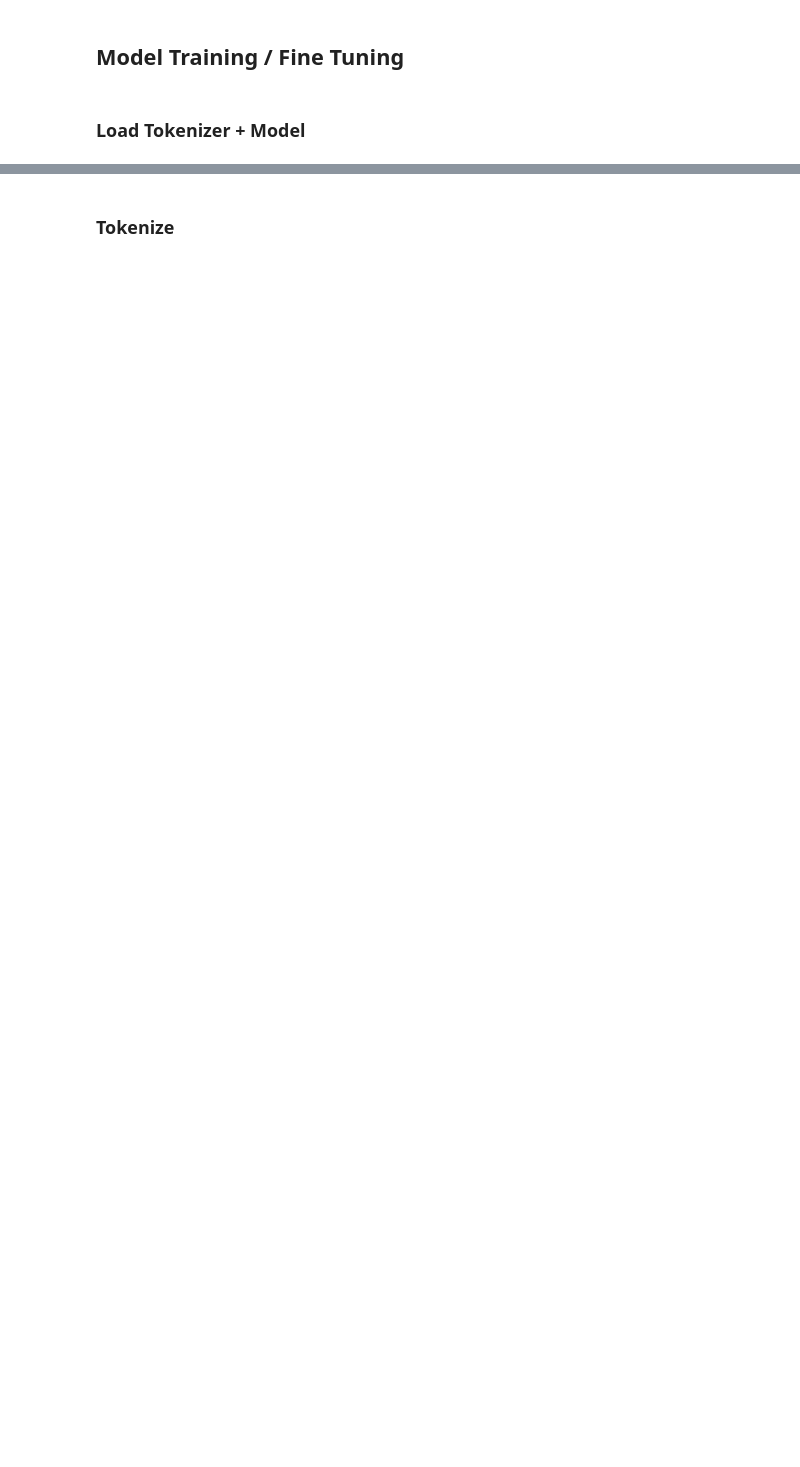
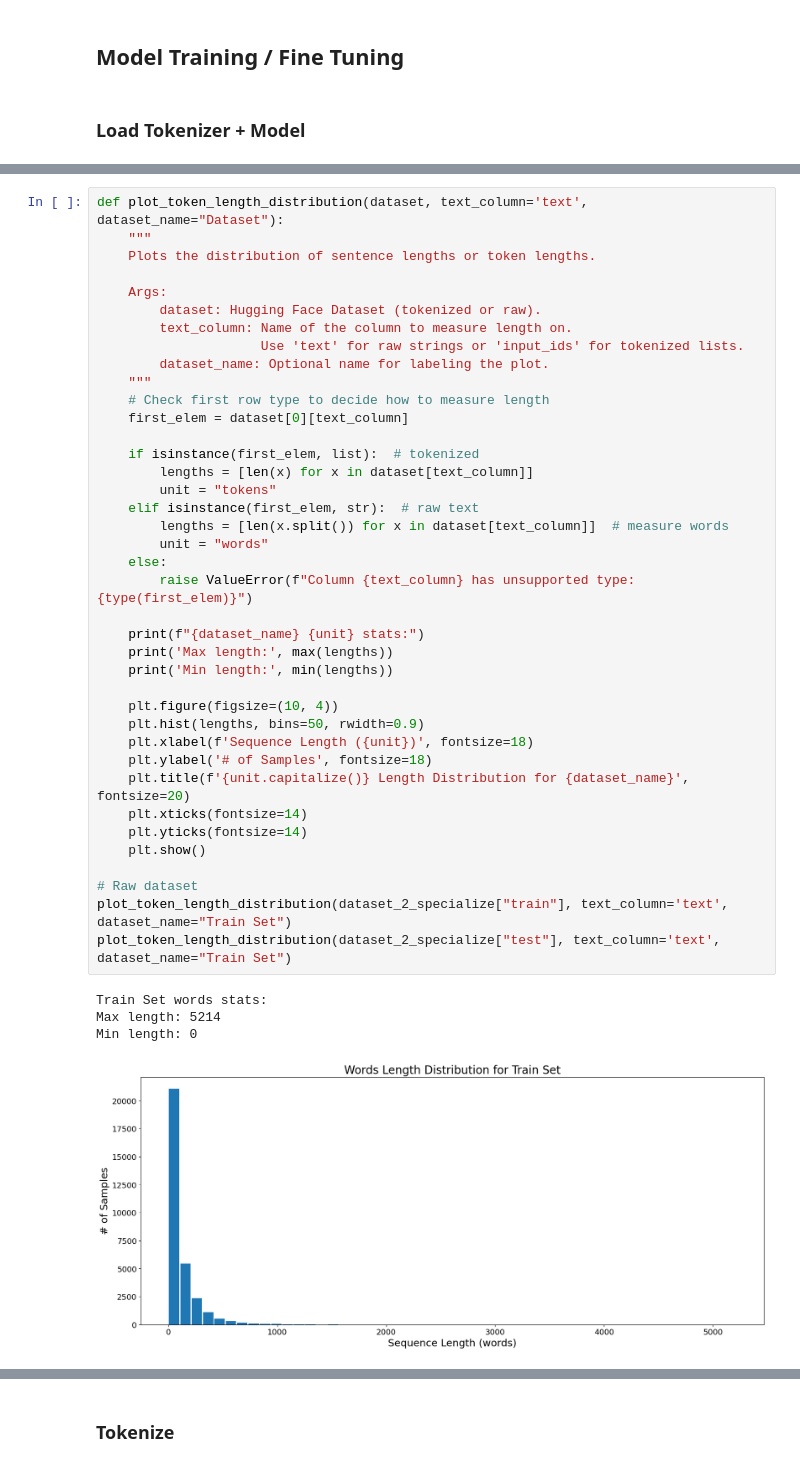
Before and after one commit to majiinB/Heron-wellnest-ml-model, a Jupyter notebook: notebooks/nlp/xlm-roberta.ipynb, the cells around one changed output, grey strips where cells are left out. Drawn from its saved outputs; the diff is of its cells as text; blank space fills up the shorter version.

```diff
--- a/notebooks/nlp/xlm-roberta.ipynb
+++ b/notebooks/nlp/xlm-roberta.ipynb
@@ -256,0 +384,44 @@ You should probably TRAIN this model on a down-stream task to be able to use it
+# %%
+def plot_token_length_distribution(dataset, text_column='text', dataset_name="Dataset"):
+    """
+    Plots the distribution of sentence lengths or token lengths.
+
+    Args:
+        dataset: Hugging Face Dataset (tokenized or raw).
+        text_column: Name of the column to measure length on.
+                     Use 'text' for raw strings or 'input_ids' for tokenized lists.
+        dataset_name: Optional name for labeling the plot.
+    """
+    # Check first row type to decide how to measure length
+    first_elem = dataset[0][text_column]
+
+    if isinstance(first_elem, list):  # tokenized
+        lengths = [len(x) for x in dataset[text_column]]
+        unit = "tokens"
+    elif isinstance(first_elem, str):  # raw text
+        lengths = [len(x.split()) for x in dataset[text_column]]  # measure words
+        unit = "words"
+    else:
+        raise ValueError(f"Column {text_column} has unsupported type: {type(first_elem)}")
+
+    print(f"{dataset_name} {unit} stats:")
+    print('Max length:', max(lengths))
+    print('Min length:', min(lengths))
+
+    plt.figure(figsize=(10, 4))
+    plt.hist(lengths, bins=50, rwidth=0.9)
+    plt.xlabel(f'Sequence Length ({unit})', fontsize=18)
+    plt.ylabel('# of Samples', fontsize=18)
+    plt.title(f'{unit.capitalize()} Length Distribution for {dataset_name}', fontsize=20)
+    plt.xticks(fontsize=14)
+    plt.yticks(fontsize=14)
+    plt.show()
+
+# Raw dataset
+plot_token_length_distribution(dataset_2_specialize["train"], text_column='text', dataset_name="Train Set")
+plot_token_length_distribution(dataset_2_specialize["test"], text_column='text', dataset_name="Train Set")
+# %% [output]
+Train Set words stats:
+Max length: 5214
+Min length: 0
+[figure, added]
```
Also changed, not shown: parts of 19 cells of this notebook, 1 other file.
